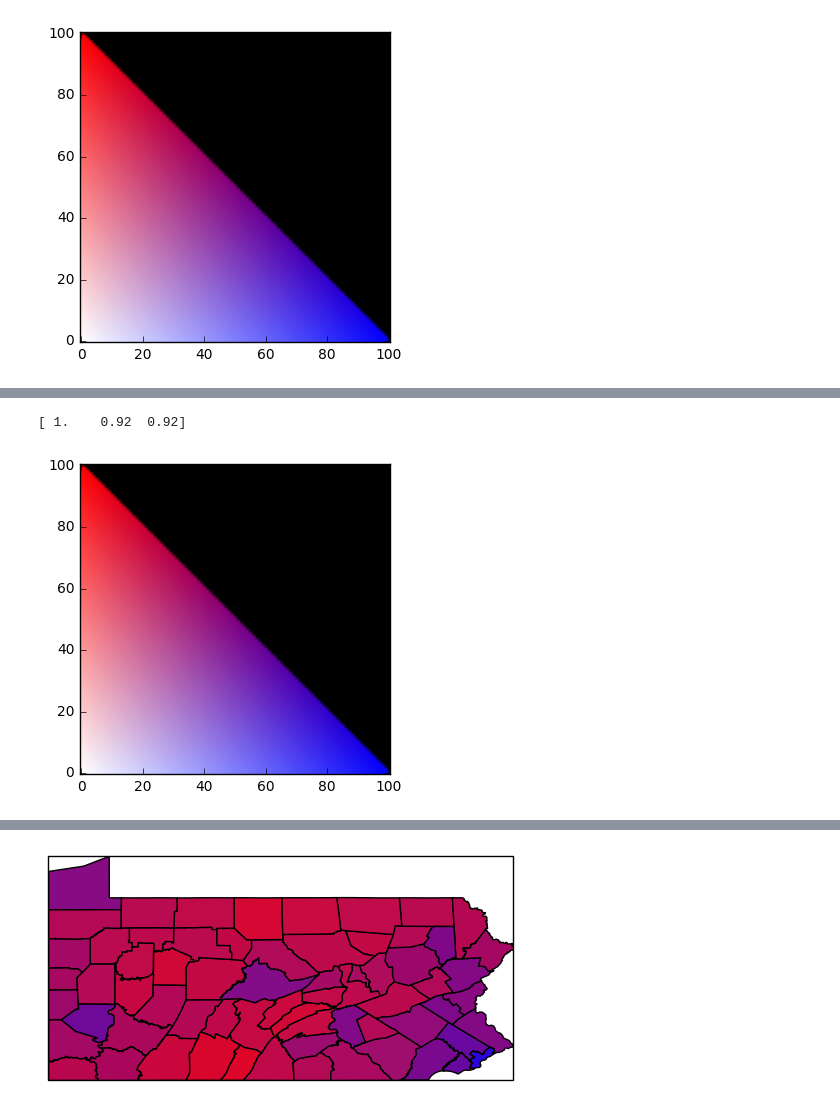
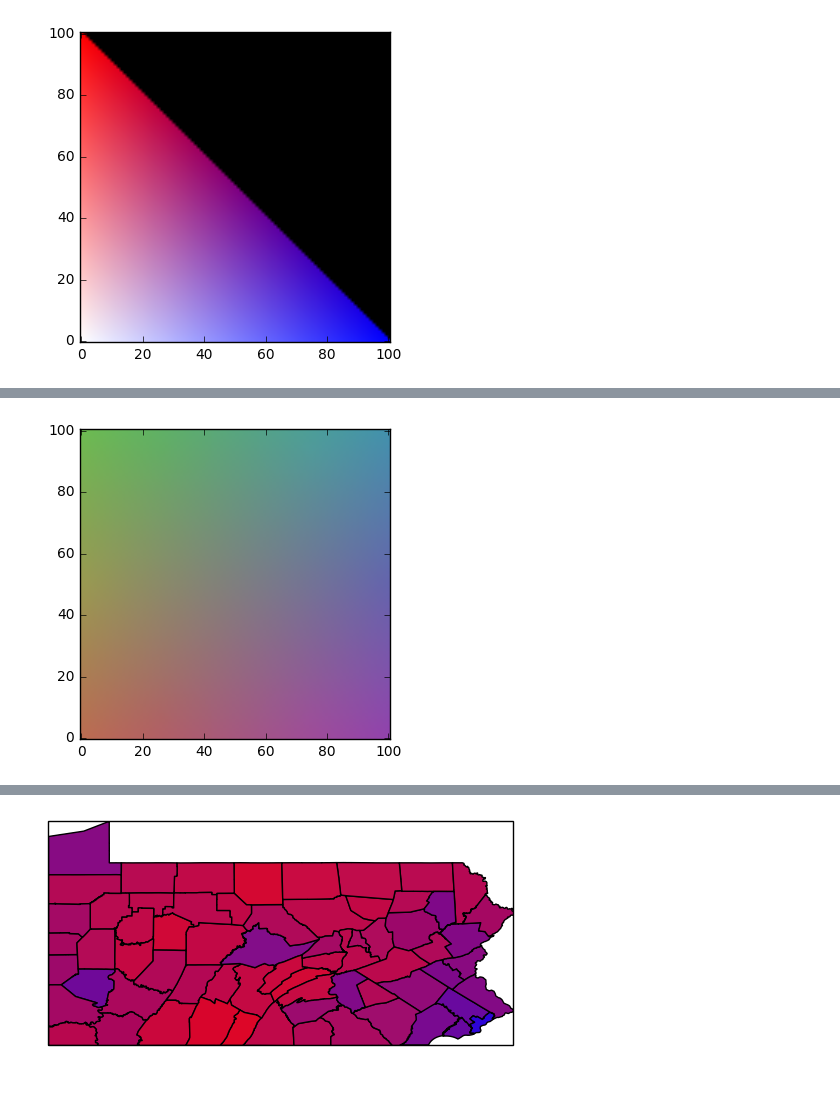
Before and after one commit to oderby/elections_2016, a Jupyter notebook: plot_pa.ipynb, the cells around one changed output, grey strips where cells are left out. Cells and saved outputs as stored; diff of their text form; code cells hidden in the pictures.

```diff
--- a/plot_pa.ipynb
+++ b/plot_pa.ipynb
@@ -321,7 +319,7 @@ plt.show()
 [figure]
 # %%
 def plot_cmap(cmap, vmax=100, filter=lambda x,y: x+y <= 100, foo=1):
-    n=(vmax+1)//foo
+    n=vmax//foo + 1
     xs = np.linspace(0, vmax, n)
     xv, yv = np.meshgrid(xs, xs)
     colors = np.zeros([n,n]).tolist()
@@ -457,6 +455,9 @@ def gen_cmap(coords, colors):
 
 cmap = gen_cmap([[0,0], [100,0], [0,100]], [(1,1,1), (0,0,1), (1,0,0)])
 # cmap = gen_cmap([[0,0], [100,0], [0,100]], [(0.5,0,0.5), (0,0,1), (1,0,0)])
-cmap = gen_cmap([[0,0], [100,0], [0,100]], [(1,1,1), (0,0,1), (1,0,0)])
+# cmap = gen_cmap([[0,0], [100,0], [0,100]], [(1,1,1), (0,0,1), (1,0,0)])
+# cmap = gen_cmap([[0,0], [100,10]], [(1,0,1), (1,0,0)])
+# cmap = gen_cmap([[10,0], [100,0], [100,100], [10,100]], [(0,0,0), (0,0,1), (1,1,1), (1,0,0)])
 
-# plot_cmap(cmap)
+
+plot_cmap(cmap, filter= lambda x,y: True, foo=1)
@@ -470,37 +473,42 @@ def gen_cmap4(coords, values):
     def cmap(point):
         outs = []
         for cmap in cmaps:
             res = cmap(point)
             if res is not None:
                 outs.append(res)
 #         print(outs)
         return np.mean(outs,axis=0)
     return cmap
 
 def gen_cmap5(coords, values):
     max_dist = math.sqrt(2*100**2)
     def cmap(ps):
         if len(np.array(ps).shape) == 1:
             ps = [ps]
         distances = [[max(max_dist-la.norm(np.array(p)-np.array(c)), 0) for c in coords] for p in ps]
         norm_dist = [np.array(k)/sum(k) for k in distances]
         out = np.dot(norm_dist, values).clip(min=0.0, max=1.0)
 #         print(ps, nps.tolist(), distances, out)
         return out.tolist()[0]
     return cmap
 
-# cmap = gen_cmap4([[10,0], [100,0], [100,100], [10,100]], [(0,0,0), (0,0,1), (1,1,1), (1,0,0)])
+# cmap = gen_cmap4([[10,10], [90,10], [90,90], [10,90]], [(0,0,0), (0,0,1), (1,1,1), (1,0,0)])
 # cmap = gen_cmap4([[47.5, 47.5], [95,0], [100,0], [0,100], [0,95]], [(1,1,1), (0,0.75,1), (0,0,1), (1,0,0), (1,0.75,0)])
-cmap = gen_cmap4([[0,0], [100,0], [0,100]], [(1,1,1), (0,0,1), (1,0,0)])
+# cmap = gen_cmap4([[0,0], [100,0], [0,100]], [(1,1,1), (0,0,1), (1,0,0)])
 # cmap = gen_cmap4([[50*(x+1) for x in p] for p in poly_corners(5)], [(0,0,0), (0,0,1), (1,0,0), (0,1,0), (1,1,1)])
-#cmap = gen_cmap4([[50*(x+1) for x in p] for p in poly_corners(6)], [(0,0,1), (0,1,1), (0,1,0), (1,1,0), (1,0,0), (1,0,1)])
+cmap = gen_cmap5([[50*(x+1) for x in p] for p in poly_corners(6)], [(0,0,1), (0,1,1), (0,1,0), (1,1,0), (1,0,0), (1,0,1)])
 
-print(cmap((0,8)))
+# print(cmap((90,90)))
+# print(cmap((80,80)))
+# print(cmap((50,50)))
 
 # print([x for x in itools.combinations(range(4),3)])
-plot_cmap(cmap, filter= lambda x,y:x+y<=100, foo=1)
+# plot_cmap(cmap, filter= lambda x,y:x+y<=100, foo=1)
+plot_cmap(cmap, filter= lambda x,y: True, foo=1)
 # for cmap in cmaps:
 #     plot_cmap(cmap, filter= lambda x,y:True, foo=4)
+
+# cmap = gen_cmap5([[10,10], [90,10], [90,90], [10,90]], [(0,0,0), (0,0,1), (1,1,1), (1,0,0)])
+# plot_cmap(cmap, filter= lambda x,y:True, foo=1)
 # %% [output]
-[ 1.    0.92  0.92]
-[figure, old version]
+[figure, new version]
```
Also changed, not shown: parts of 7 cells of this notebook.
